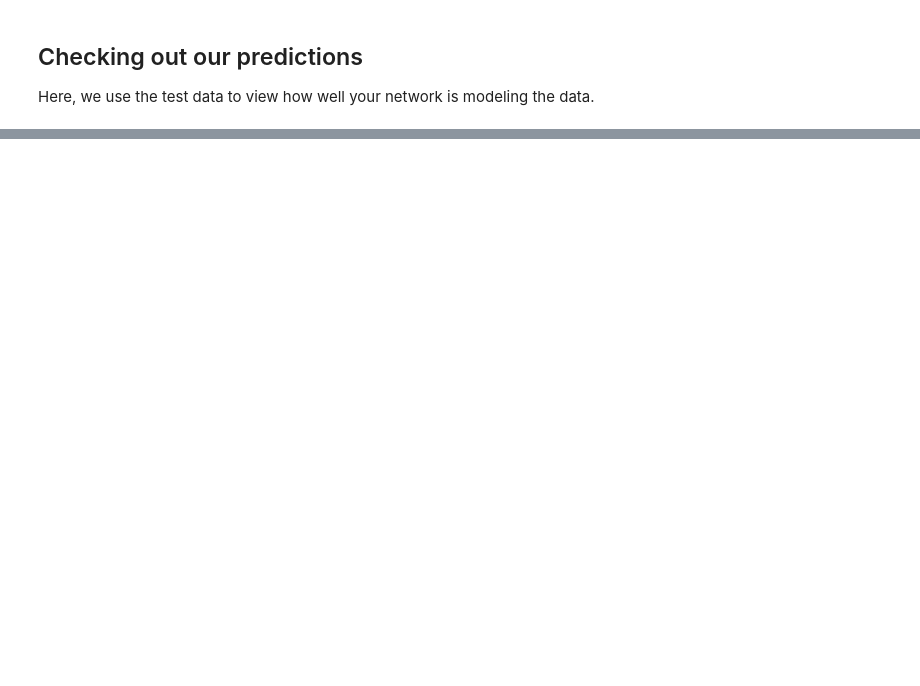
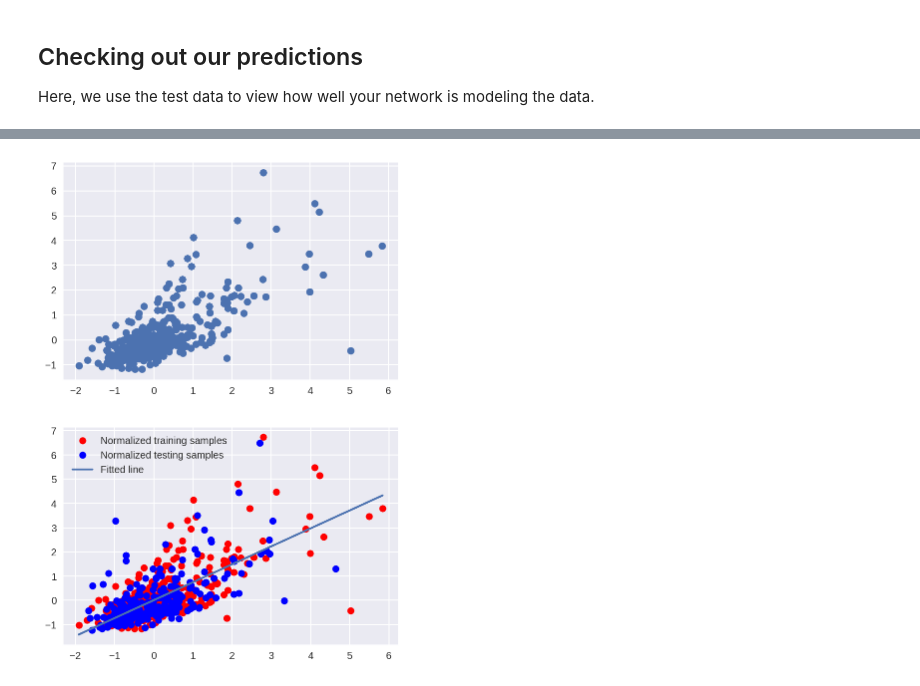
Before and after one commit to vmartinezalvarez/Predicting-Bike-Sharing-Patterns, a Jupyter notebook: Predicting_Bike_Sharing_Patterns_"Neural_networks_from_scratch"_.ipynb, the cells around one changed output, grey strips where cells are left out. Cells and saved outputs as stored; diff of their text form; code cells hidden in the pictures; blank space fills up the shorter version.

```diff
--- a/Predicting_Bike_Sharing_Patterns_"Neural_networks_from_scratch"_.ipynb
+++ b/Predicting_Bike_Sharing_Patterns_"Neural_networks_from_scratch"_.ipynb
@@ -459,0 +506,73 @@ http://pandas.pydata.org/pandas-docs/stable/indexing.html#ix-indexer-is-deprecat
+# %%
+import tensorflow as tf
+import numpy as np
+
+
+def get_model_tensors():
+    """
+    function obtain model tensor
+    """
+    X = tf.placeholder("float")
+    Y = tf.placeholder("float")
+    # Create a model
+    a = tf.Variable(np.random.randn(), name="weight")
+    b = tf.Variable(np.random.randn(), name="bias")
+    model = tf.add(tf.multiply(X, a), b)
+    return X, Y, a, b, model
+
+def get_cost_optimizer_tensor(Y, model, size, learning_rate):
+    # cost function tensor.
+    cost_function = tf.reduce_sum(tf.pow(model - Y, 2))/(2 * size)
+    # gradient descent tensor.
+    gradient_descent = tf.train.GradientDescentOptimizer(learning_rate)
+    # optimization tensor.
+    optimizer = gradient_descent.minimize(cost_function)
+    return optimizer, cost_function
+
+# Set parameters
+learning_rate = 0.1
+training_iteration = 80
+
+X, Y, a, b, model = get_model_tensors()
+
+optimizer, cost_function = get_cost_optimizer_tensor(Y, model,len(size_train), learning_rate )
+
+
+
+# Initialize variables
+init = tf.initialize_all_variables()
+
+# Launch a graph
+with tf.Session() as sess:
+    sess.run(init)
+
+    display_step = 20
+    # Fit all training data
+    for iteration in range(training_iteration):
+        for (x, y) in zip(size_train, price_train):
+            sess.run(optimizer, feed_dict={X: x, Y: y})
+
+        # Display logs per iteration step
+        if iteration % display_step == 0:
+            print ("Iteration:", '%04d' % (iteration + 1), "cost=", "{:.9f}".format(sess.run(cost_function, feed_dict={X:size_train, Y:price_train})),\
+            "a=", sess.run(a), "b=", sess.run(b))
+
+    tuning_cost = sess.run(cost_function, feed_dict={X: normalize(size_train), Y: normalize(price_train)})
+
+    print ("Tuning completed:", "cost=", "{:.9f}".format(tuning_cost), "a=", sess.run(a), "b=", sess.run(b))
+
+    # Validate a tuning model
+
+    testing_cost = sess.run(cost_function, feed_dict={X: size_test, Y: price_test})
+
+    print ("Testing data cost:" , testing_cost)
+
+    # Display a plot
+    plt.figure()
+    plt.plot(size_train, price_train, 'ro', label='Normalized training samples')
+    plt.plot(size_test, price_test, 'bo', label='Normalized testing samples')
+    plt.plot(size_train, sess.run(a) * size_train + sess.run(b), label='Fitted line')
+    plt.legend()
+
+    plt.show()
+# %% [output]
@@ -459,0 +590,2 @@ http://pandas.pydata.org/pandas-docs/stable/indexing.html#ix-indexer-is-deprecat
+[figure, added]
+[figure, added]
```
Also changed, not shown: parts of 12 cells of this notebook.
